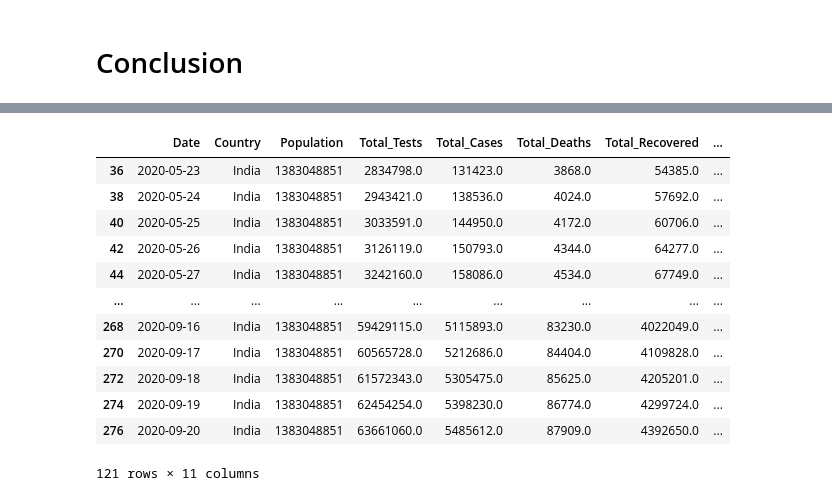
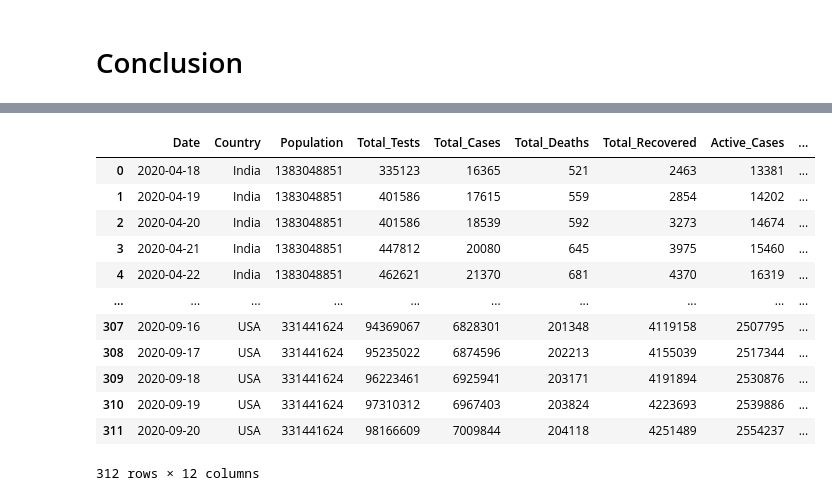
Before and after one commit to data301-2021-summer2/project-group18-project, a Jupyter notebook: analysis/Anikait/Task 3-EDA.ipynb, the cells around one changed output, grey strips where cells are left out. Cells and saved outputs as stored; diff of their text form; code cells hidden in the pictures.

```diff
--- a/analysis/Anikait/Task 3-EDA.ipynb
+++ b/analysis/Anikait/Task 3-EDA.ipynb
@@ -16,12 +16,11 @@ import matplotlib.pyplot as plt
 def loadingProcessing(path):
     data = (
         pd.read_csv(path)
-        .dropna().reset_index(drop = True)
-
     )
 
     return data
-df = loadingProcessing("C:\\Users\\kapur\\Documents\\UBC\\1st Year\\1st Year Summer\\DATA 301\\Project\\project-group18-project\\data\\processed\\worldometers_snapshots_April18_to_September20.csv")
+df = loadingProcessing("C:\\Users\\kapur\\Documents\\UBC\\1st Year\\1st Year Summer\\DATA 301\\Projectcopy\\project-group18-project\\data\\processed\\worldometers_snapshots_April18_to_September20.csv")
+df
 # %% [markdown]
 ## Wranlging Data
 - Isolating India and the data during the lockdown
@@ -291,16 +313,16 @@ df_India_lockdown1
 # %%
-df_herd_India
+df_herd
 # %% [output]
-|  | Date | Country | Population | Total_Tests | Total_Cases | Total_Deaths | Total_Recovered | ... |
-| 36 | 2020-05-23 | India | 1383048851 | 2834798.0 | 131423.0 | 3868.0 | 54385.0 | ... |
-| 38 | 2020-05-24 | India | 1383048851 | 2943421.0 | 138536.0 | 4024.0 | 57692.0 | ... |
-| 40 | 2020-05-25 | India | 1383048851 | 3033591.0 | 144950.0 | 4172.0 | 60706.0 | ... |
-| 42 | 2020-05-26 | India | 1383048851 | 3126119.0 | 150793.0 | 4344.0 | 64277.0 | ... |
-| 44 | 2020-05-27 | India | 1383048851 | 3242160.0 | 158086.0 | 4534.0 | 67749.0 | ... |
-| ... | ... | ... | ... | ... | ... | ... | ... | ... |
-| 268 | 2020-09-16 | India | 1383048851 | 59429115.0 | 5115893.0 | 83230.0 | 4022049.0 | ... |
-| 270 | 2020-09-17 | India | 1383048851 | 60565728.0 | 5212686.0 | 84404.0 | 4109828.0 | ... |
-| 272 | 2020-09-18 | India | 1383048851 | 61572343.0 | 5305475.0 | 85625.0 | 4205201.0 | ... |
-| 274 | 2020-09-19 | India | 1383048851 | 62454254.0 | 5398230.0 | 86774.0 | 4299724.0 | ... |
-| 276 | 2020-09-20 | India | 1383048851 | 63661060.0 | 5485612.0 | 87909.0 | 4392650.0 | ... |
+|  | Date | Country | Population | Total_Tests | Total_Cases | Total_Deaths | Total_Recovered | Active_Cases | ... |
+| 0 | 2020-04-18 | India | 1383048851 | 335123 | 16365 | 521 | 2463 | 13381 | ... |
+| 1 | 2020-04-19 | India | 1383048851 | 401586 | 17615 | 559 | 2854 | 14202 | ... |
+| 2 | 2020-04-20 | India | 1383048851 | 401586 | 18539 | 592 | 3273 | 14674 | ... |
+| 3 | 2020-04-21 | India | 1383048851 | 447812 | 20080 | 645 | 3975 | 15460 | ... |
+| 4 | 2020-04-22 | India | 1383048851 | 462621 | 21370 | 681 | 4370 | 16319 | ... |
+| ... | ... | ... | ... | ... | ... | ... | ... | ... | ... |
+| 307 | 2020-09-16 | USA | 331441624 | 94369067 | 6828301 | 201348 | 4119158 | 2507795 | ... |
+| 308 | 2020-09-17 | USA | 331441624 | 95235022 | 6874596 | 202213 | 4155039 | 2517344 | ... |
+| 309 | 2020-09-18 | USA | 331441624 | 96223461 | 6925941 | 203171 | 4191894 | 2530876 | ... |
+| 310 | 2020-09-19 | USA | 331441624 | 97310312 | 6967403 | 203824 | 4223693 | 2539886 | ... |
+| 311 | 2020-09-20 | USA | 331441624 | 98166609 | 7009844 | 204118 | 4251489 | 2554237 | ... |
-121 rows × 11 columns
+312 rows × 12 columns
```
Also changed, not shown: parts of 11 cells of this notebook, 6 other files.
